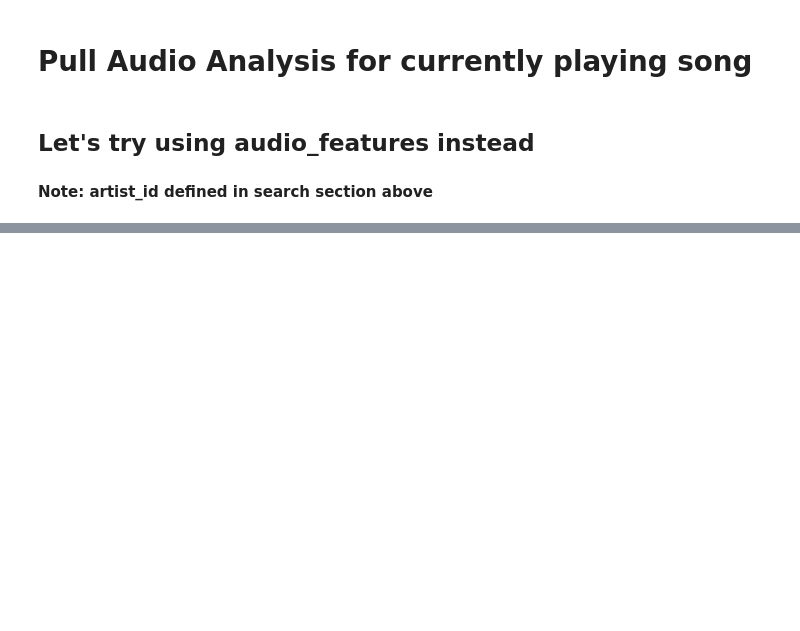
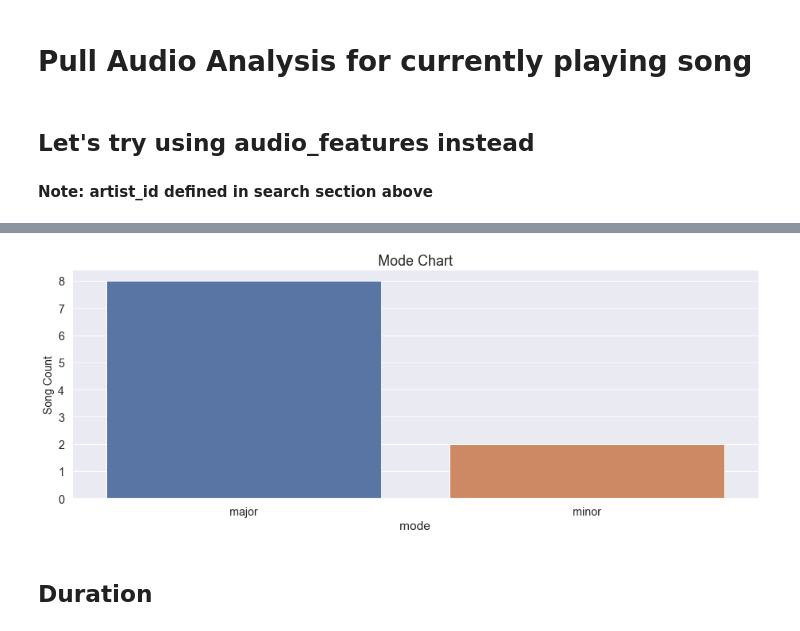
Before and after one commit to mtoriello0725/The-Artilizer, a Jupyter notebook: Notebooks/Artilyzer_Exploration.ipynb, the cells around one changed output, grey strips where cells are left out. Cells and saved outputs as stored; diff of their text form; code cells hidden in the pictures; blank space fills up the shorter version.

```diff
--- a/Notebooks/Artilyzer_Exploration.ipynb
+++ b/Notebooks/Artilyzer_Exploration.ipynb
@@ -282,0 +351,17 @@ plt.show()
+# %%
+modeGroup = df_feat.groupby(by="mode").count()
+
+modeGroup.reset_index(inplace=True)
+# %%
+sns.set(font_scale=1.3)
+
+fig = plt.figure(figsize=(15,5))
+ax = fig.add_axes([.1,.1,.8,.8])
+sns.barplot(x="mode",y="id",data=modeGroup)
+ax.set_title("Mode Chart", fontsize=18)
+ax.set_ylabel('Song Count', fontsize=14)
+plt.show()
+# %% [output]
+[figure, added]
+# %% [markdown]
+## Duration
```
Also changed, not shown: parts of 26 cells of this notebook.
